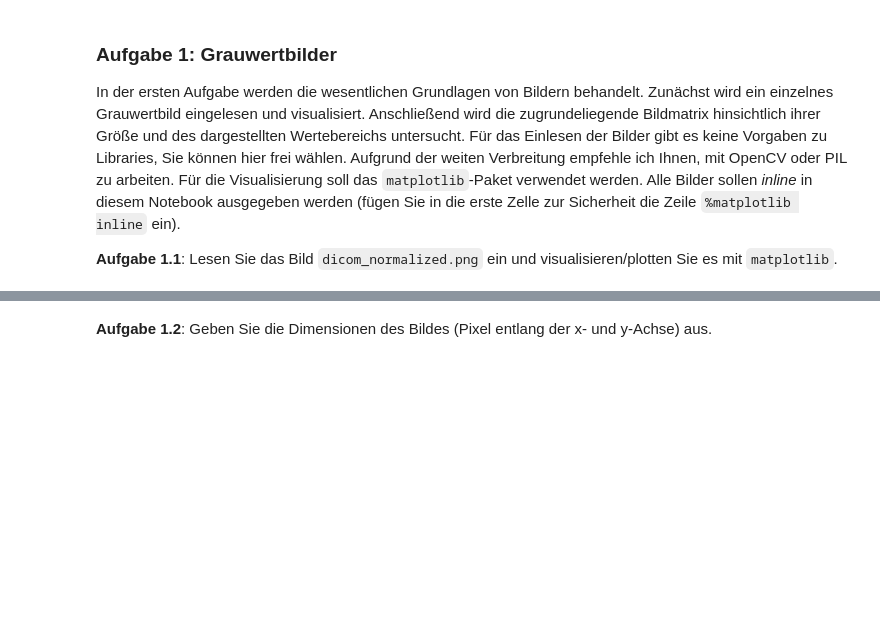
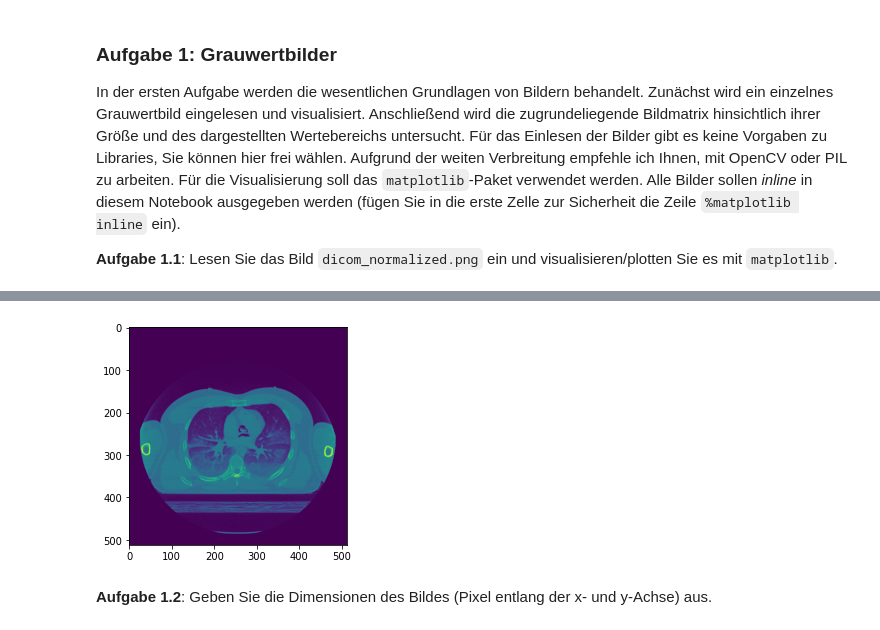
Before and after one commit to tolven/htw-gi-uebung, a Jupyter notebook: uebung1/EGI - Beleg 1.ipynb, the cells around one changed output, grey strips where cells are left out. Cells and saved outputs as stored; diff of their text form; code cells hidden in the pictures; blank space fills up the shorter version.

```diff
--- a/uebung1/EGI - Beleg 1.ipynb
+++ b/uebung1/EGI - Beleg 1.ipynb
@@ -34,3 +59,7 @@ In der ersten Aufgabe werden die wesentlichen Grundlagen von Bildern behandelt.
+# %%
+imgplot = plt.imshow(imgMatplot)
+# %% [output]
+[figure, added]
 # %% [markdown]
 **Aufgabe 1.2**: Geben Sie die Dimensionen des Bildes (Pixel entlang der x- und y-Achse) aus. <br>
 # %%
```
Also changed, not shown: parts of 4 cells of this notebook.
